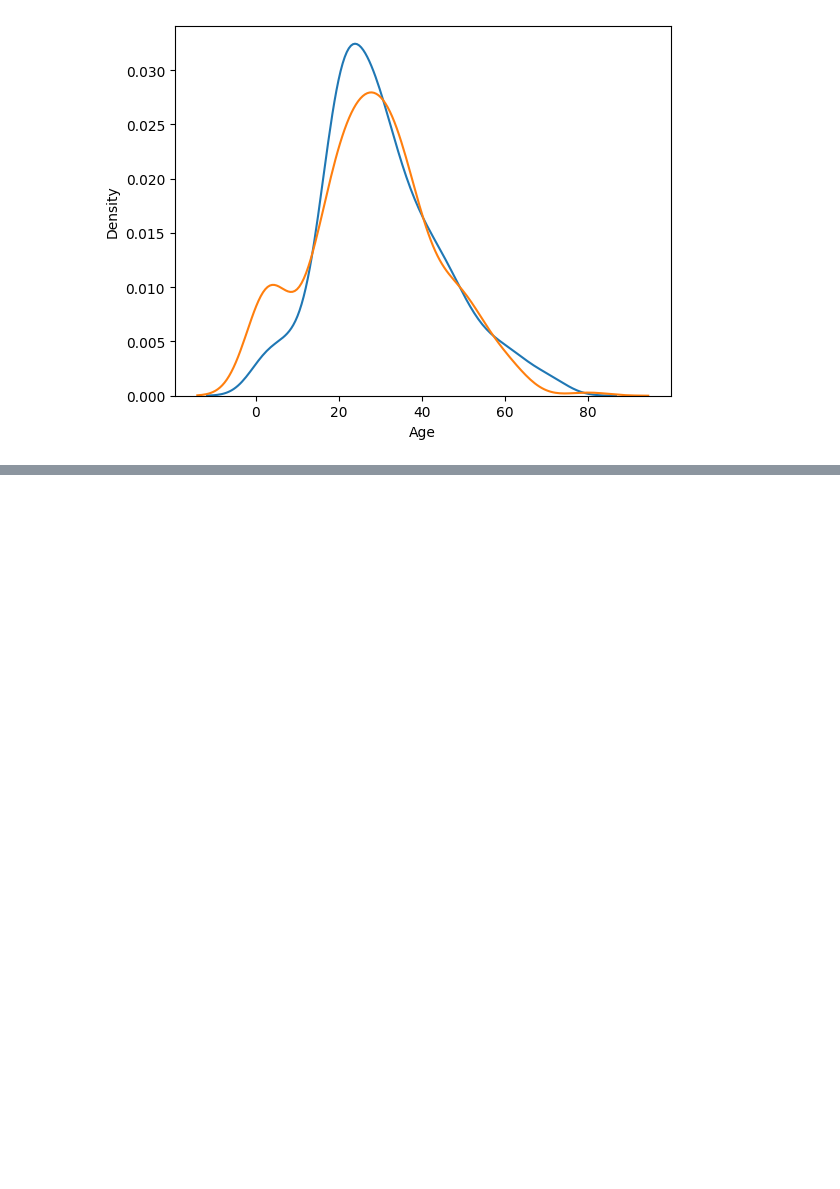
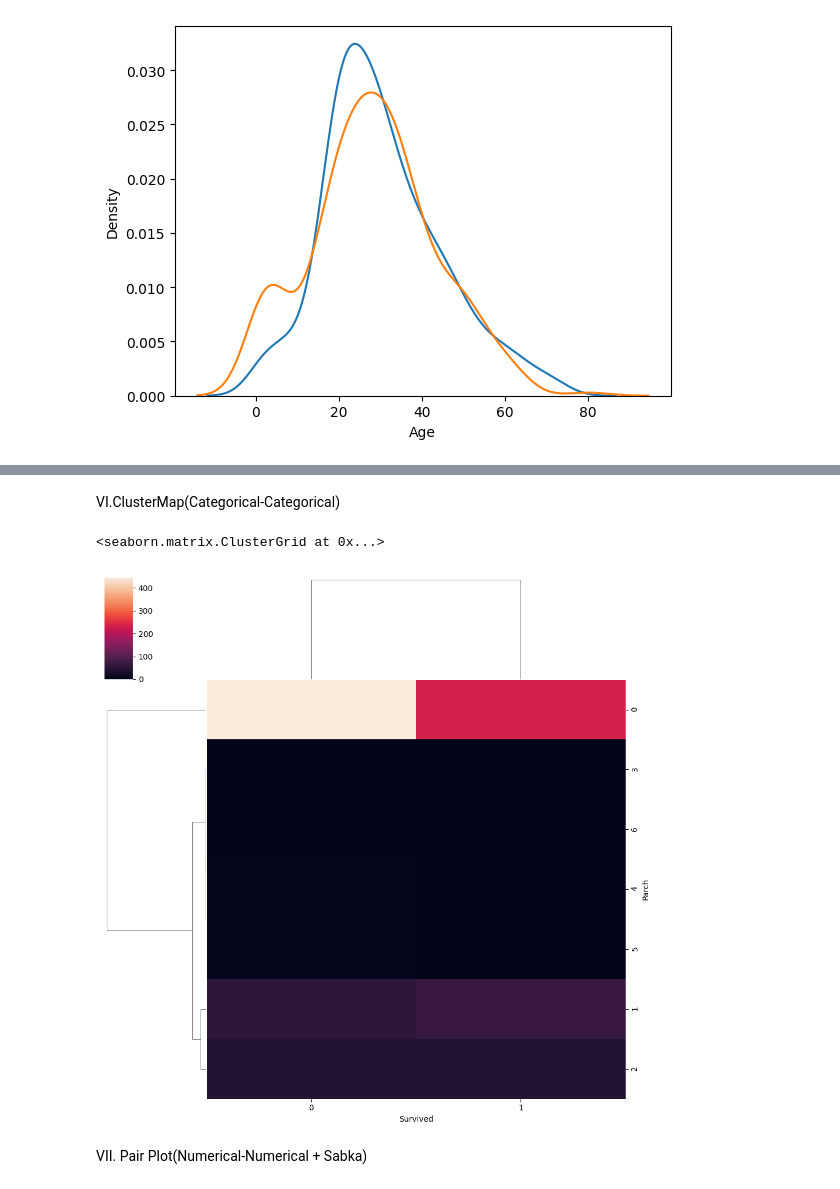
Before and after one commit to AuthRan/100-Days-of-ML, a Jupyter notebook: 3Bivariate-Multivariate-Analysis.ipynb, the cells around one changed output, grey strips where cells are left out. Saved outputs shown, nothing was run; the diff lists cells and outputs as text; code cells hidden in the pictures; blank space fills up the shorter version.

```diff
--- a/3Bivariate-Multivariate-Analysis.ipynb
+++ b/3Bivariate-Multivariate-Analysis.ipynb
@@ -103,0 +141,10 @@ https://gist.github.com/mwaskom/de44147ed2974457ad6372750bbe5751
+# %% [markdown]
+VI.ClusterMap(Categorical-Categorical)
+# %%
+sns.clustermap(pd.crosstab(titanic['Parch'], titanic['Survived']))
+# It tells you about konsa data kitna similar hai ek dusre ke
+# %% [output]
+<seaborn.matrix.ClusterGrid at 0x...>
+[figure, added]
+# %% [markdown]
+VII. Pair Plot(Numerical-Numerical + Sabka)
```
Also changed, not shown: parts of 15 cells of this notebook.
